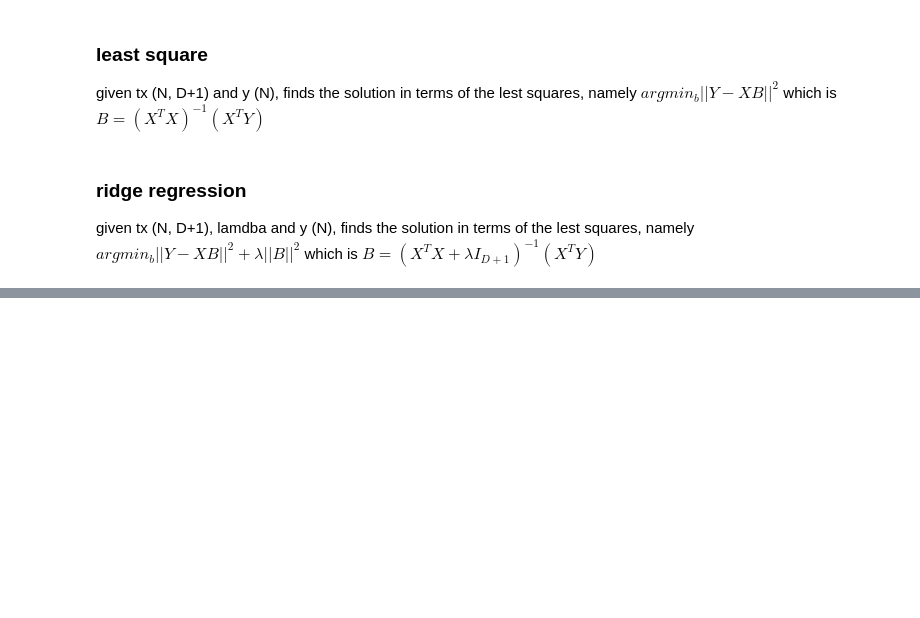
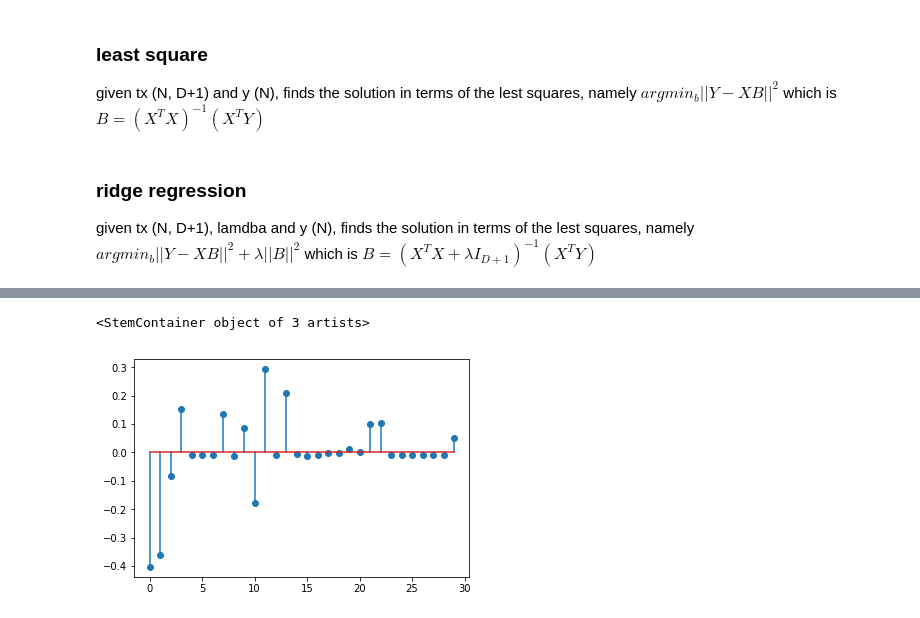
Before and after one commit to LeoSerena/MasterMLProject, a Jupyter notebook: implementations.ipynb, the cells around one changed output, grey strips where cells are left out. Cells and saved outputs as stored; diff of their text form; code cells hidden in the pictures; blank space fills up the shorter version.

```diff
--- a/implementations.ipynb
+++ b/implementations.ipynb
@@ -153,0 +304,5 @@ a @ b / N
+# %%
+plt.stem(t, C3) # X**3
+# %% [output]
+<StemContainer object of 3 artists>
+[figure, added]
```
Also changed, not shown: parts of 29 cells of this notebook, 3 other files.
